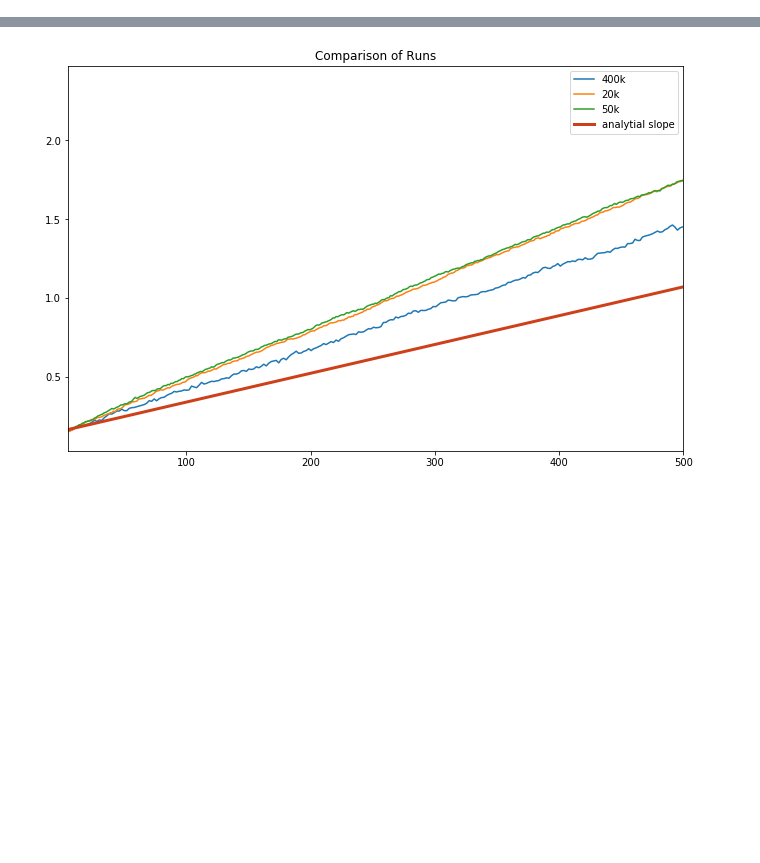
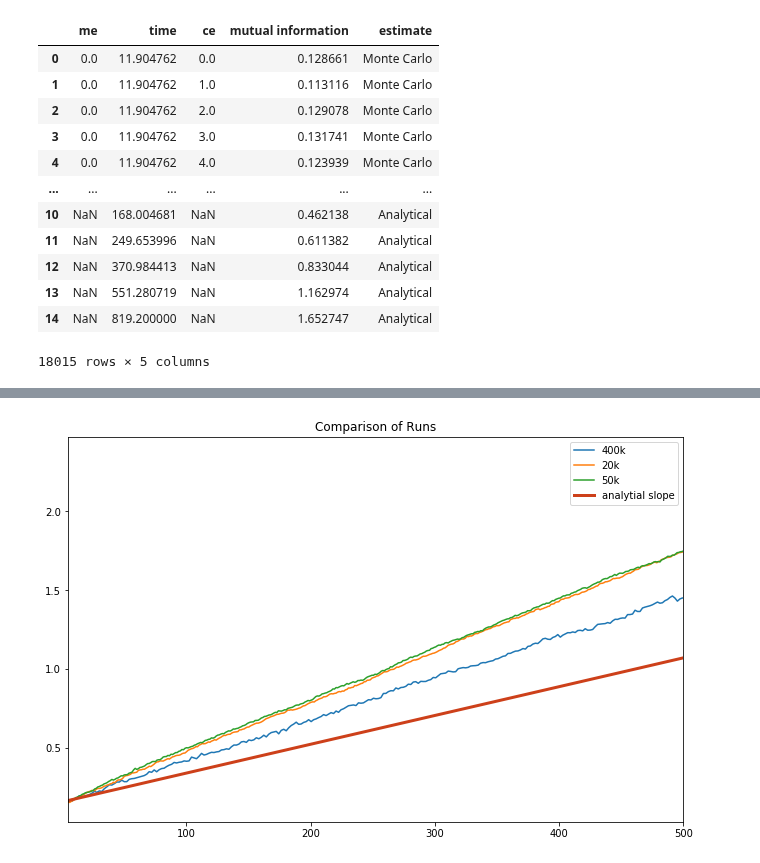
Before and after one commit to manuel-rhdt/master-thesis, a Jupyter notebook: MI_Errors.ipynb, the cells around one changed output, grey strips where cells are left out. Drawn from its saved outputs; the diff is of its cells as text; code cells hidden in the pictures; blank space fills up the shorter version.

```diff
--- a/MI_Errors.ipynb
+++ b/MI_Errors.ipynb
@@ -129,0 +137,18 @@ Data variables:
+# %%
+df['estimate'] = "Monte Carlo"
+df = df.append(pd.DataFrame({"time": num_tl, "mutual information": num_mi, "estimate": "Analytical"}))
+df
+# %% [output]
+|  | me | time | ce | mutual information | estimate |
+| 0 | 0.0 | 11.904762 | 0.0 | 0.128661 | Monte Carlo |
+| 1 | 0.0 | 11.904762 | 1.0 | 0.113116 | Monte Carlo |
+| 2 | 0.0 | 11.904762 | 2.0 | 0.129078 | Monte Carlo |
+| 3 | 0.0 | 11.904762 | 3.0 | 0.131741 | Monte Carlo |
+| 4 | 0.0 | 11.904762 | 4.0 | 0.123939 | Monte Carlo |
+| ... | ... | ... | ... | ... | ... |
+| 10 | NaN | 168.004681 | NaN | 0.462138 | Analytical |
+| 11 | NaN | 249.653996 | NaN | 0.611382 | Analytical |
+| 12 | NaN | 370.984413 | NaN | 0.833044 | Analytical |
+| 13 | NaN | 551.280719 | NaN | 1.162974 | Analytical |
+| 14 | NaN | 819.200000 | NaN | 1.652747 | Analytical |
+18015 rows × 5 columns
```
Also changed, not shown: parts of 7 cells of this notebook, 17 other files.
